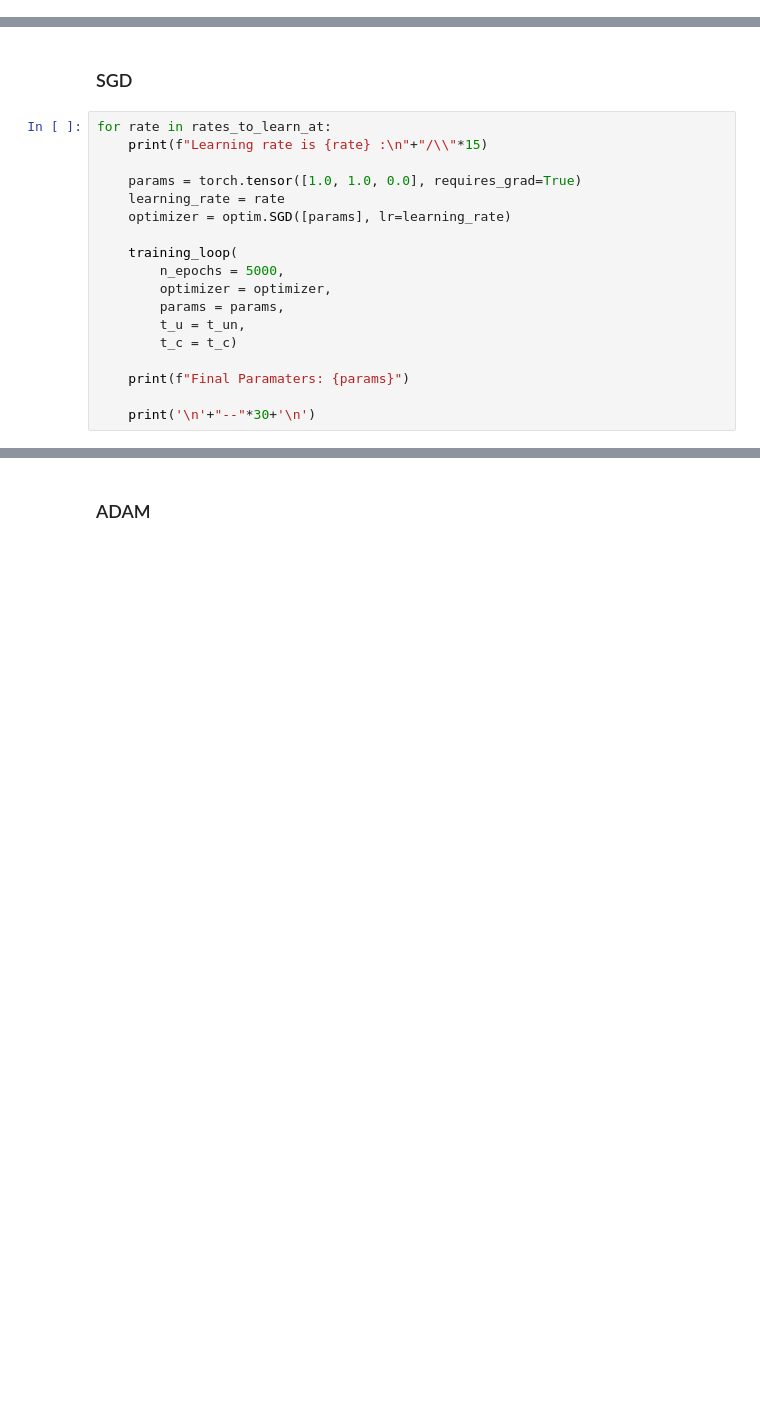
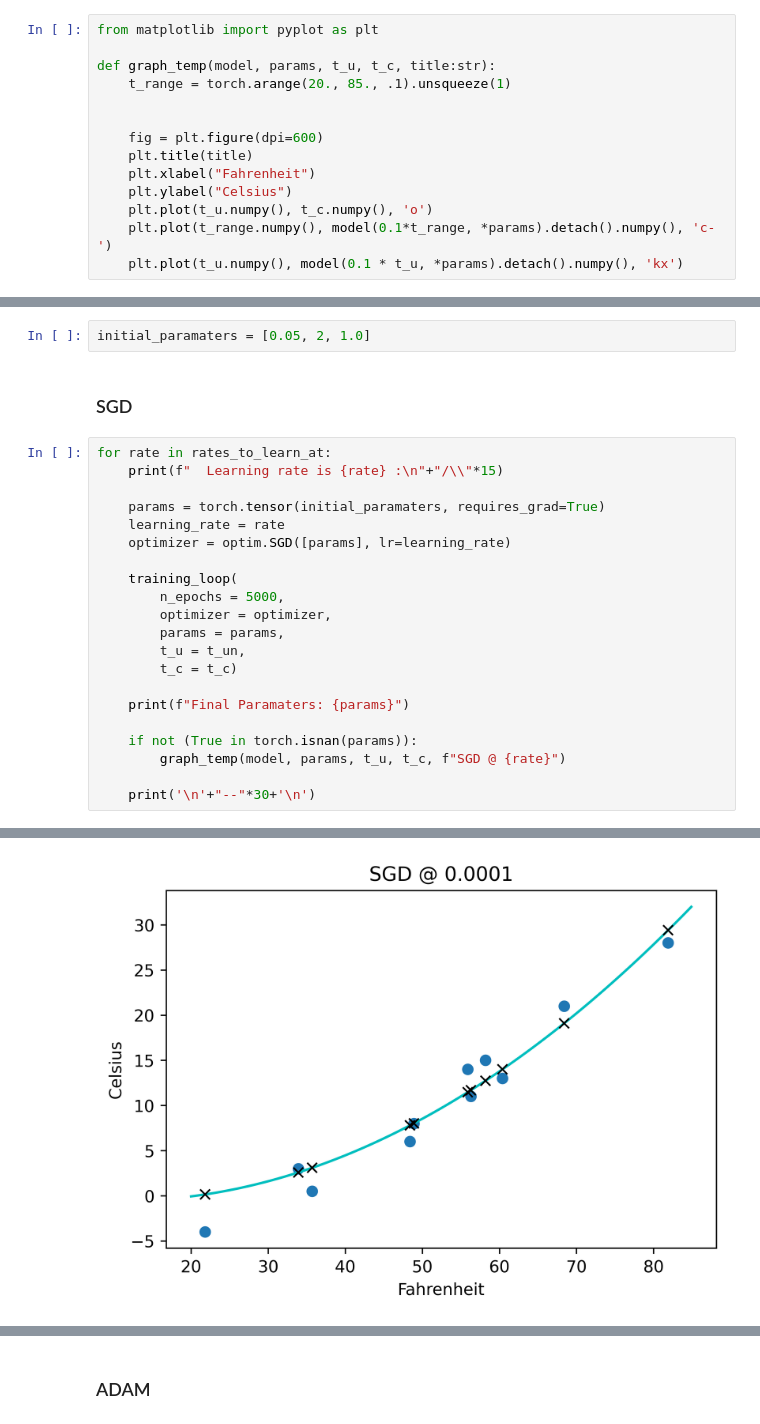
Before and after one commit to A-Hudson-0117/MachineLearning-Intro, a Jupyter notebook: Tensors and NN (hw 5)/Q1_quadratic_training.ipynb, the cells around one changed output, grey strips where cells are left out. Drawn from its saved outputs; the diff is of its cells as text; blank space fills up the shorter version.

```diff
--- a/Tensors and NN (hw 5)/Q1_quadratic_training.ipynb
+++ b/Tensors and NN (hw 5)/Q1_quadratic_training.ipynb
@@ -182,12 +184,28 @@ Best model is subjective but loss seems to be better with SGD with higher optimi
+# %%
+from matplotlib import pyplot as plt
+
+def graph_temp(model, params, t_u, t_c, title:str):
+    t_range = torch.arange(20., 85., .1).unsqueeze(1)
+
+
+    fig = plt.figure(dpi=600)
+    plt.title(title)
+    plt.xlabel("Fahrenheit")
+    plt.ylabel("Celsius")
+    plt.plot(t_u.numpy(), t_c.numpy(), 'o')
+    plt.plot(t_range.numpy(), model(0.1*t_range, *params).detach().numpy(), 'c-')
+    plt.plot(t_u.numpy(), model(0.1 * t_u, *params).detach().numpy(), 'kx')
 # %% [markdown]
 ## Training loop at different learning rates
+# %%
+initial_paramaters = [0.05, 2, 1.0]
 # %% [markdown]
 ### SGD
 # %%
 for rate in rates_to_learn_at:
-    print(f"Learning rate is {rate} :\n"+"/\\"*15)
+    print(f"  Learning rate is {rate} :\n"+"/\\"*15)
 
-    params = torch.tensor([1.0, 1.0, 0.0], requires_grad=True)
+    params = torch.tensor(initial_paramaters, requires_grad=True)
     learning_rate = rate
     optimizer = optim.SGD([params], lr=learning_rate)
 
@@ -200,5 +218,8 @@ for rate in rates_to_learn_at:
 
     print(f"Final Paramaters: {params}")
 
+    if not (True in torch.isnan(params)):
+        graph_temp(model, params, t_u, t_c, f"SGD @ {rate}")
+
     print('\n'+"--"*30+'\n')
 # %% [output]
@@ -220,2 +241,3 @@ Final Paramaters: tensor([ 0.3155,  0.5401, -0.1712], requires_grad=True)
 
 ------------------------------------------------------------
+[figure, added]
```
Also changed, not shown: parts of 8 cells of this notebook.
